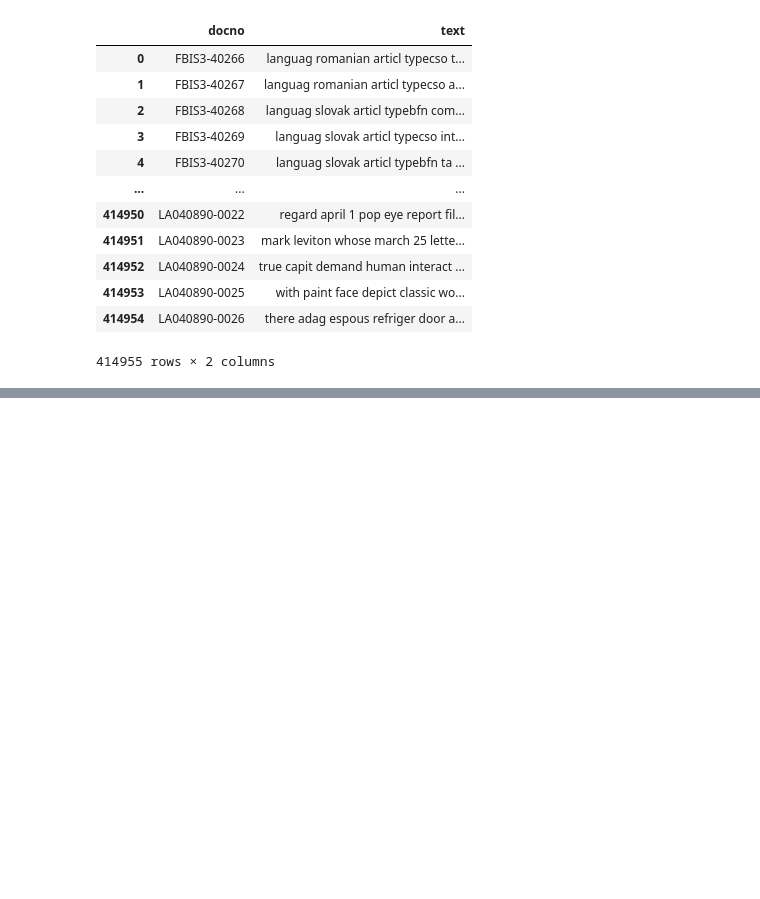
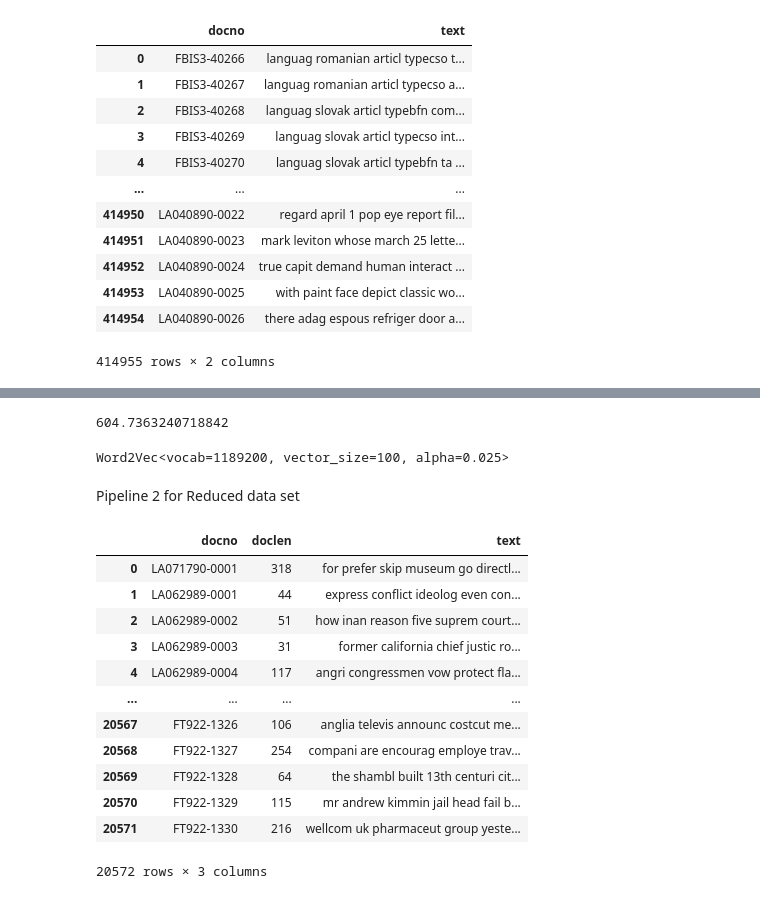
Before and after one commit to diptesh1997/constrained-clustering, a Jupyter notebook: word2vec.ipynb, the cells around one changed output, grey strips where cells are left out. Cells and saved outputs as stored; diff of their text form; code cells hidden in the pictures; blank space fills up the shorter version.

```diff
--- a/word2vec.ipynb
+++ b/word2vec.ipynb
@@ -108 +111,30 @@ array([-0.01912336,  0.04229745, -0.01038675,  0.02634132, -0.00790241,
       dtype=float32)
+# %%
+end = time.time()
+print(end - start)
+# %% [output]
+604.7363240718842
+# %%
+new_model = Word2Vec.load('word2vec.model')
+print(new_model)
+# %% [output]
+Word2Vec<vocab=1189200, vector_size=100, alpha=0.025>
+# %% [markdown]
+Pipeline 2 for Reduced data set
+# %%
+reduced_data_set=pd.read_csv("./news_data.csv")
+reduced_data_set
+# %% [output]
+|  | docno | doclen | text |
+| 0 | LA071790-0001 | 318 | for prefer skip museum go directl... |
+| 1 | LA062989-0001 | 44 | express conflict ideolog even con... |
+| 2 | LA062989-0002 | 51 | how inan reason five suprem court... |
+| 3 | LA062989-0003 | 31 | former california chief justic ro... |
+| 4 | LA062989-0004 | 117 | angri congressmen vow protect fla... |
+| ... | ... | ... | ... |
+| 20567 | FT922-1326 | 106 | anglia televis announc costcut me... |
+| 20568 | FT922-1327 | 254 | compani are encourag employe trav... |
+| 20569 | FT922-1328 | 64 | the shambl built 13th centuri cit... |
+| 20570 | FT922-1329 | 115 | mr andrew kimmin jail head fail b... |
+| 20571 | FT922-1330 | 216 | wellcom uk pharmaceut group yeste... |
+20572 rows × 3 columns
```
Also changed, not shown: parts of 12 cells of this notebook, 1 other file.
